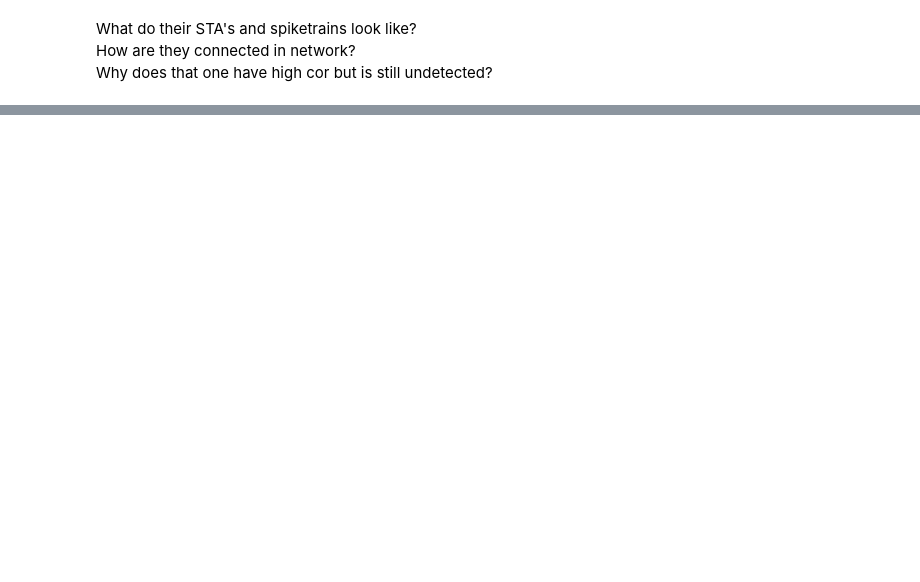
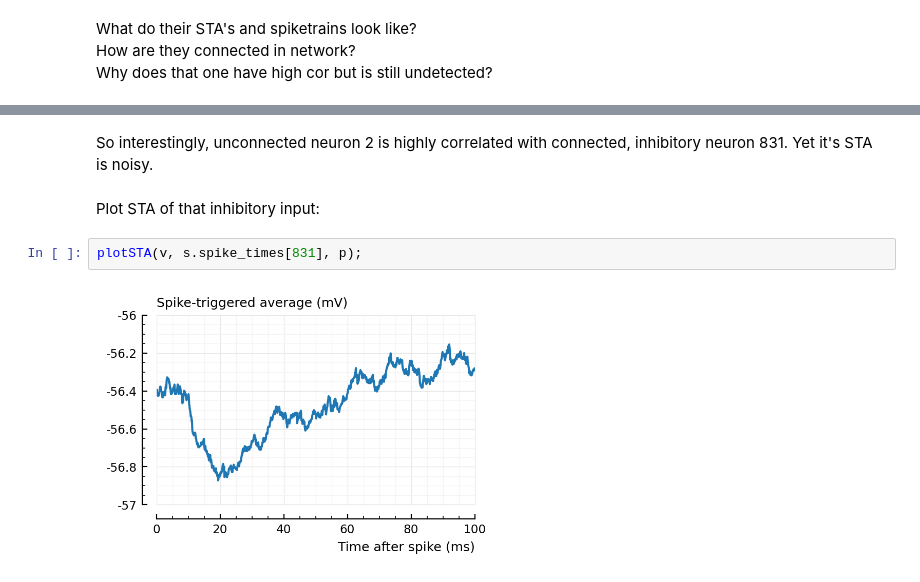
Before and after one commit to tfiers/phd, a Jupyter notebook: _sources/nb/2022-08-17__Investigate_correlated_spikers.ipynb, the cells around one changed output, grey strips where cells are left out. Saved outputs shown, nothing was run; the diff lists cells and outputs as text; blank space fills up the shorter version.

```diff
--- a/_sources/nb/2022-08-17__Investigate_correlated_spikers.ipynb
+++ b/_sources/nb/2022-08-17__Investigate_correlated_spikers.ipynb
@@ -217,0 +290,8 @@ Why does that one have high cor but is still undetected?
+# %% [markdown]
+So interestingly, unconnected neuron 2 is highly correlated with connected, inhibitory neuron 831. Yet it's STA is noisy.
+# %% [markdown]
+Plot STA of that inhibitory input:
+# %%
+plotSTA(v, s.spike_times[831], p);
+# %% [output]
+[figure, added]
```
Also changed, not shown: parts of 41 cells of this notebook, 13 other files.
